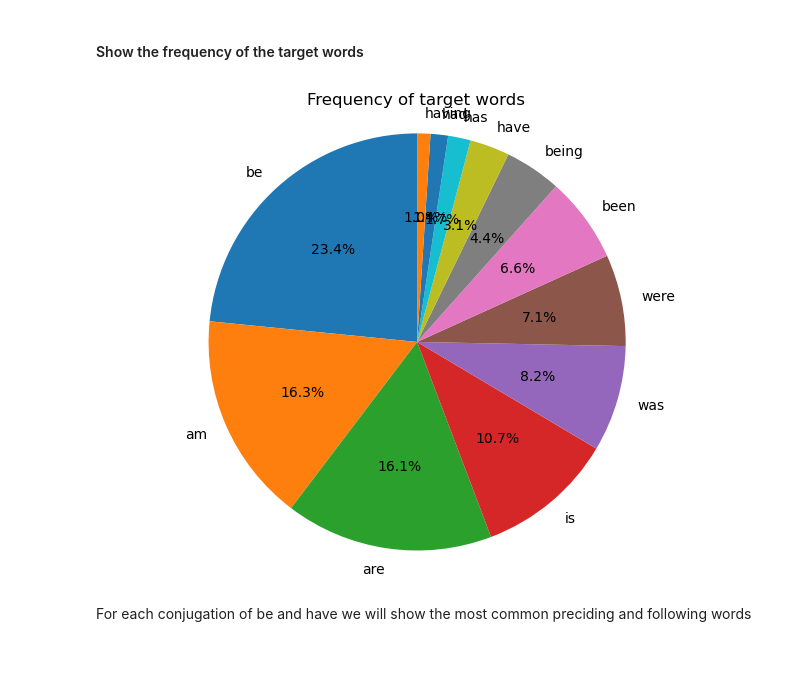
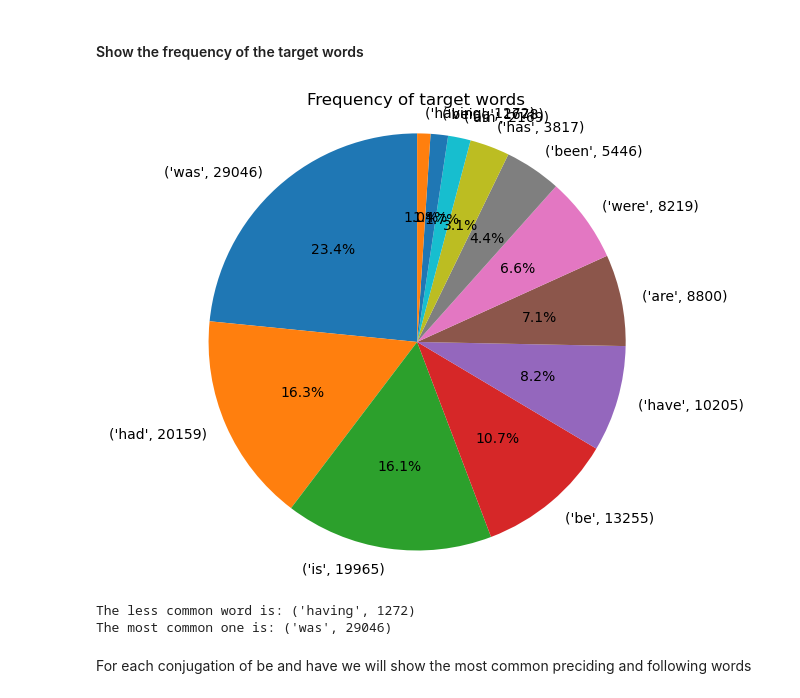
Before and after one commit to CarlosVegadeAlba/Deep_Learning, a Jupyter notebook: Assigment_3/inf265_v24_project03_data/Assigment_3.ipynb, the cells around one changed output. Saved outputs shown, nothing was run; the diff lists cells and outputs as text; code cells hidden in the pictures; blank space fills up the shorter version.

```diff
--- a/Assigment_3/inf265_v24_project03_data/Assigment_3.ipynb
+++ b/Assigment_3/inf265_v24_project03_data/Assigment_3.ipynb
@@ -122,19 +124,28 @@ def yield_tokens(lines, tokenizer=TOKENIZER_EN):
         line = re.sub(no_spaces, ' ', line)
         yield tokenizer(line)
 
-def count_freqs(words, vocab):
+def count_freqs(words, vocab, target_output=None):
     """
-    Count occurrences of each word in vocabulary in the data
+    Count occurrences of each word in vocabulary in the data that are in target_output.
 
-    Useful to get some insight on the data and to compute loss weights
+    Args:
+    - words (list): List of words in the data.
+    - vocab (object): Vocab object with a get_stoi method.
+    - target_output (list, optional): List of target words to consider. If None, consider all words.
+
+    Returns:
+    - freqs (torch.Tensor): Tensor of class frequencies for target words.
     """
-
     vocab_stoi = vocab.get_stoi()
+    if target_output is not None:
+        target_set = set(target_output)  # Convert target_output to a set for faster lookups
+    else:
+        target_set = None
 
     freqs = torch.zeros(len(vocab), dtype=torch.int)
     for w in words:
-        if w in vocab_stoi:
-            freqs[vocab[w]] += 1
+        if w in vocab_stoi and (target_set is None or w in target_set):
+            freqs[vocab_stoi[w]] += 1
     return freqs
 
 def create_vocabulary(lines, min_freq=MIN_FREQ, specials=None):
@@ -274,0 +287,2 @@ Normalized Weights: tensor([9.9991e-01, 5.4779e-11, 6.6098e-11,  ..., 5.4940e-08
+# %%
+class_weights = compute_class_weights(freqs)
@@ -572,14 +599,14 @@ if os.path.isfile(CBOW_PATH):
     print(f"\tLoaded From saved file")
 else:
     # n_epochs = 100 # 1:30 mins epoch
-    n_epochs = 20
-    lr = 0.1
+    n_epochs = 400
+    lr = 0.01
     embedding_dim = 64
     hidden_dim = 128
 
     CBOW_model = CBOWSimple(len(vocab), embedding_dim, hidden_dim, before_context_size, after_context_size).to(device=device)
     optimizer = optim.SGD(CBOW_model.parameters(), lr=lr)
-    scheduler = torch.optim.lr_scheduler.StepLR(optimizer, step_size=1, gamma=0.75)
+    scheduler = torch.optim.lr_scheduler.StepLR(optimizer, step_size=20, gamma=0.75)
 
     train(n_epochs=n_epochs, optimizer=optimizer, scheduler=scheduler, model=CBOW_model, loss_fn=loss_fn, train_loader=train_loader,val_loader=val_loader)
     torch.save(CBOW_model, CBOW_PATH)
@@ -619,12 +646,12 @@ else:
     embedding_dim = 128
     hidden_dim = 256
     # n_epochs = 100 # 2 mins epoch
-    n_epochs = 15
-    lr = 0.1
+    n_epochs = 400
+    lr = 0.01
 
     CBOW_model = CBOW(len(vocab), embedding_dim, hidden_dim, before_context_size, after_context_size).to(device=device)
     optimizer = optim.SGD(CBOW_model.parameters(), lr=lr)
-    scheduler = torch.optim.lr_scheduler.StepLR(optimizer, step_size=1, gamma=0.75)
+    scheduler = torch.optim.lr_scheduler.StepLR(optimizer, step_size=20, gamma=0.75)
 
 
     train(n_epochs=n_epochs, optimizer=optimizer, scheduler=scheduler, model=CBOW_model, loss_fn=loss_fn, train_loader=train_loader,val_loader=val_loader)
@@ -1006,21 +1021,29 @@ Index in vocab of the target words:
 # %% [markdown]
 #### Show the frequency of the target words
 # %%
-occurrences_targetWords_freq = [freq for freq, word in occurrences if word in TARGET_OUTPUT]
+occurrences_targetWords = [(word, freq) for freq, word in occurrences if word in TARGET_OUTPUT]
+occurrences_targetWords_words, occurrences_targetWords_freq = zip(*occurrences_targetWords)
 
 # Etiquetas para el gráfico, que son nuestras palabras objetivo
 
 # Verificar que el tamaño total no es cero para evitar errores de división por cero en gráficos vacíos
 if sum(occurrences_targetWords_freq) > 0:
     plt.figure(figsize=(8, 6))
-    plt.pie(occurrences_targetWords_freq, labels=TARGET_OUTPUT, autopct='%1.1f%%', startangle=90)
+    plt.pie(occurrences_targetWords_freq, labels=occurrences_targetWords, autopct='%1.1f%%', startangle=90)
     plt.axis('equal')  # Esto asegura que el gráfico de pastel sea un círculo
     plt.title('Frequency of target words')
     plt.show()
 else:
     print("Target words are not in the text")
+
+min_occurences_targetWord = min(occurrences_targetWords, key=lambda x: x[1])
+max_occurences_targetWord = max(occurrences_targetWords, key=lambda x: x[1])
+print(f"The less common word is: {min_occurences_targetWord}")
+print(f"The most common one is: {max_occurences_targetWord}")
 # %% [output]
-[figure, old version]
+[figure, new version]
+The less common word is: ('having', 1272)
+The most common one is: ('was', 29046)
 # %% [markdown]
 For each conjugation of be and have we will show the most common preciding and following words
 # %%
```
Also changed, not shown: parts of 15 cells of this notebook, 25 other files.
